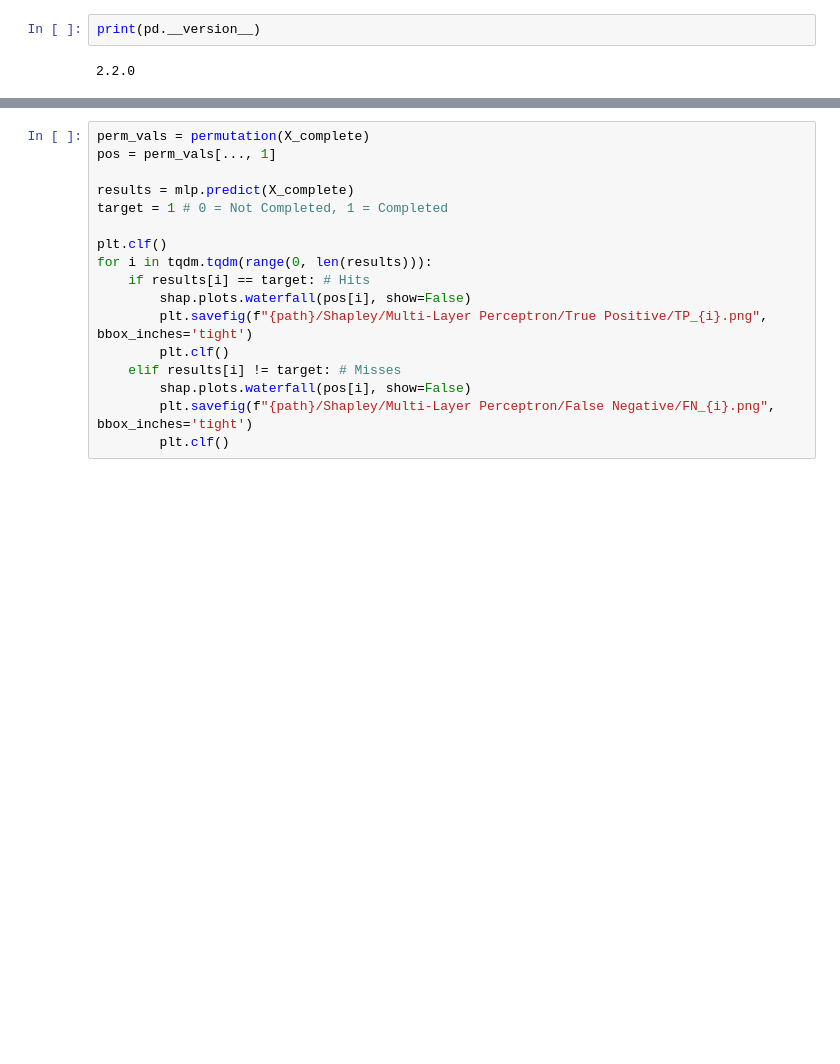
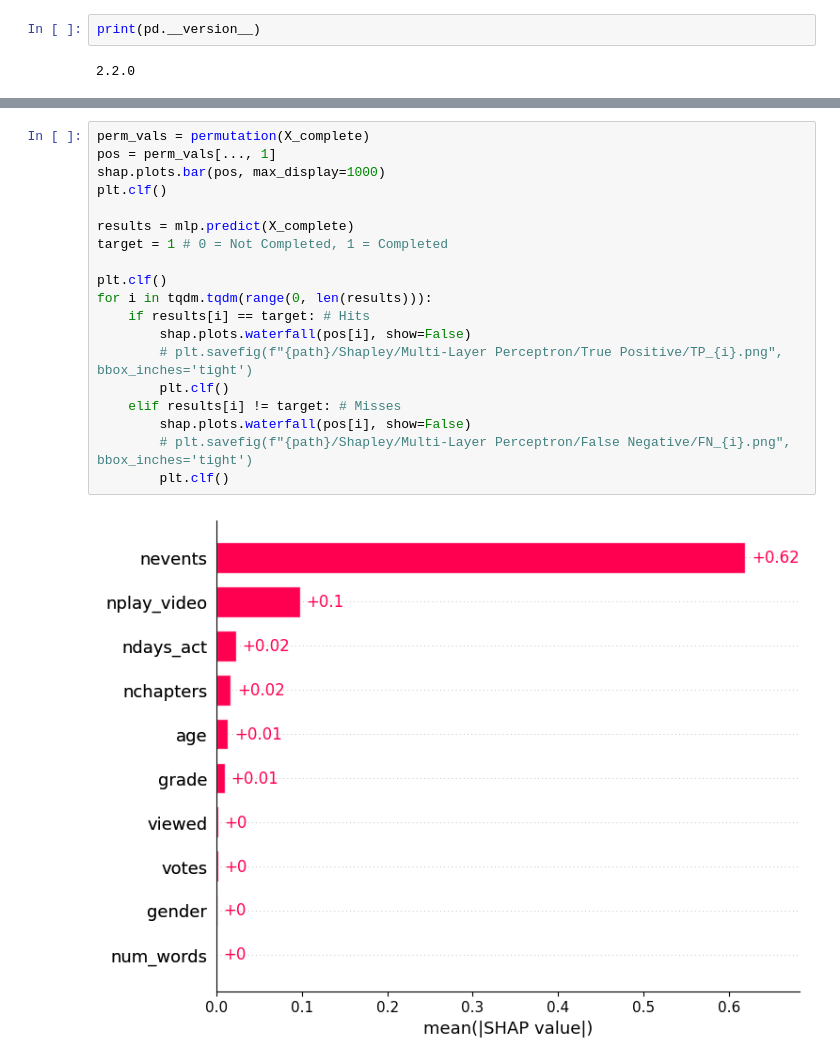
Before and after one commit to cosmcbun/Explainable-Ai-Comps-2024, a Jupyter notebook: MOOC/Shapley/Shapley.ipynb, the cells around one changed output, grey strips where cells are left out. Saved outputs shown, nothing was run; the diff lists cells and outputs as text; blank space fills up the shorter version.

```diff
--- a/MOOC/Shapley/Shapley.ipynb
+++ b/MOOC/Shapley/Shapley.ipynb
@@ -60,17 +83,21 @@ permutation = shap.explainers.Permutation(mlp.predict_proba, X_train, feature_na
 # %%
 perm_vals = permutation(X_complete)
 pos = perm_vals[..., 1]
+shap.plots.bar(pos, max_display=1000)
+plt.clf()
 
 results = mlp.predict(X_complete)
 target = 1 # 0 = Not Completed, 1 = Completed
 
 plt.clf()
 for i in tqdm.tqdm(range(0, len(results))):
     if results[i] == target: # Hits
         shap.plots.waterfall(pos[i], show=False)
-        plt.savefig(f"{path}/Shapley/Multi-Layer Perceptron/True Positive/TP_{i}.png", bbox_inches='tight')
+        # plt.savefig(f"{path}/Shapley/Multi-Layer Perceptron/True Positive/TP_{i}.png", bbox_inches='tight')
         plt.clf()
     elif results[i] != target: # Misses
         shap.plots.waterfall(pos[i], show=False)
-        plt.savefig(f"{path}/Shapley/Multi-Layer Perceptron/False Negative/FN_{i}.png", bbox_inches='tight')
+        # plt.savefig(f"{path}/Shapley/Multi-Layer Perceptron/False Negative/FN_{i}.png", bbox_inches='tight')
         plt.clf()
+# %% [output]
+[figure, added]
```
Also changed, not shown: parts of 5 cells of this notebook, 2 other files.
